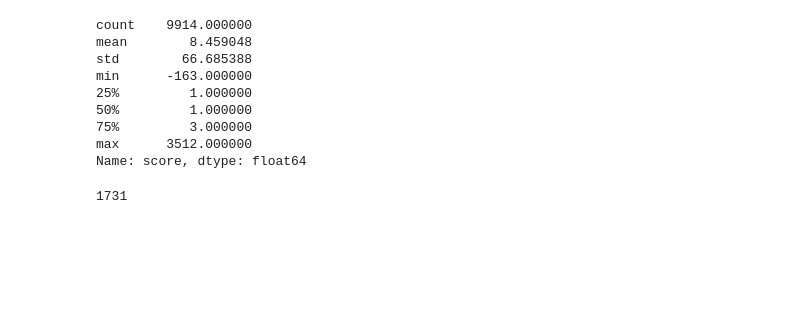
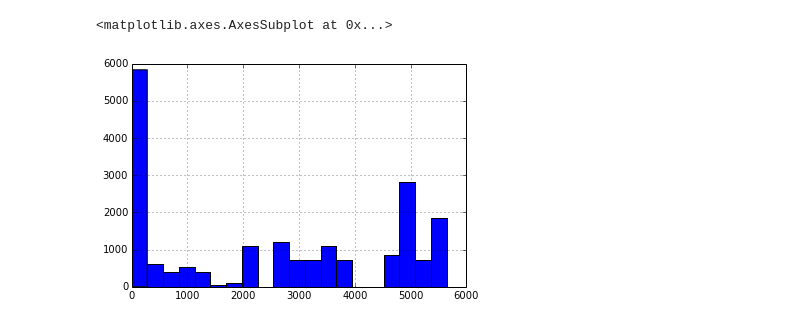
Before and after one commit to gautsi/creddit_score, a Jupyter notebook: notebooks/exploratory_analysis2.ipynb, the cells around one changed output. Saved outputs shown, nothing was run; the diff lists cells and outputs as text; code cells hidden in the pictures; blank space fills up the shorter version.

```diff
--- a/notebooks/exploratory_analysis2.ipynb
+++ b/notebooks/exploratory_analysis2.ipynb
@@ -62,18 +49,7 @@ comments_df.cube_score.hist(bins = 20)
-# %%
-comments_df.score.describe()
-# %% [output]
-count    9914.000000
-mean        8.459048
-std        66.685388
-min      -163.000000
-25%         1.000000
-50%         1.000000
-75%         3.000000
-max      3512.000000
-Name: score, dtype: float64
-# %%
-len(comments_df[comments_df.score >5])
-# %% [output]
-1731
+# %%
+comments_df.subm_score.hist(bins=20)
+# %% [output]
+<matplotlib.axes.AxesSubplot at 0x...>
+[figure, added]
 # %%
 plt.clf()
```
Also changed, not shown: parts of 17 cells of this notebook, 1 other file.
